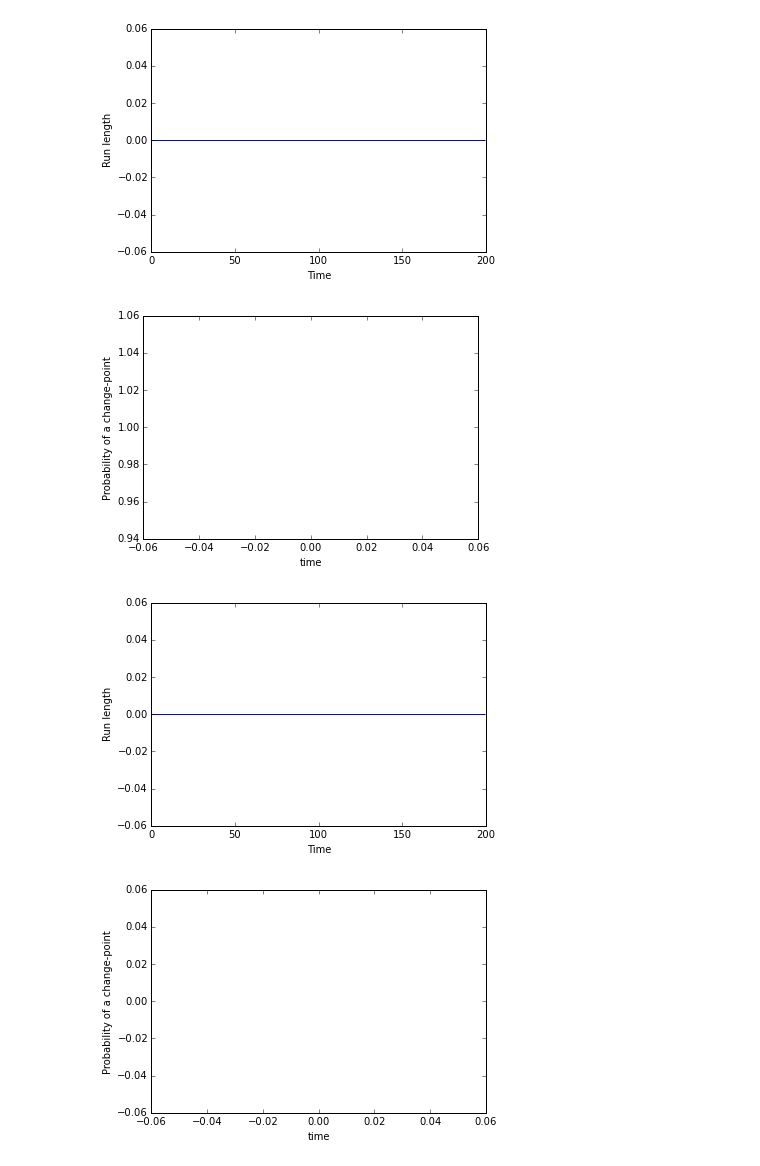
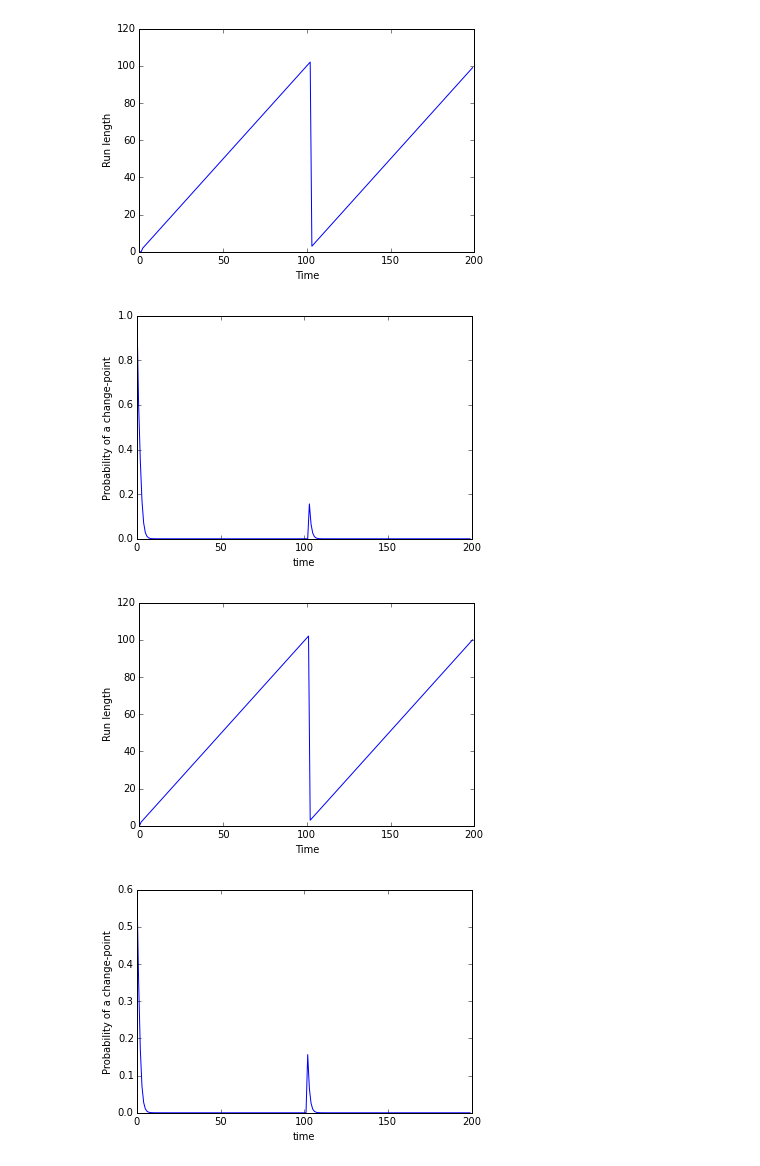
Before and after one commit to concord/ml, a Jupyter notebook: notebooks/Bayesian Changepoint Detection.ipynb, the cells around one changed output. Saved outputs shown, nothing was run; the diff lists cells and outputs as text; code cells hidden in the pictures.

```diff
--- a/notebooks/Bayesian Changepoint Detection.ipynb
+++ b/notebooks/Bayesian Changepoint Detection.ipynb
@@ -53,11 +53,11 @@ class Gaussian(object):
     """
 
     def __init__(self, kappa, mu, alpha, beta):
-        self.kappa = kappa # Certainty about mean
-        self.mu = mu # Estimation of Mean
-        # Estimation of Variance
-        self.alpha = alpha # Paramater for Gamma Distribution
-        self.beta = beta # Sum of Squares
+
+        self.kappa0 = self.kappa = np.array([kappa])  # Certainty
+        self.mu0 = self.mu = np.array([mu])  # Mean
+        self.alpha0 = self.alpha = np.array([alpha])  # Gamma
+        self.beta0 = self.beta = np.array([beta])  # Sum of Squares
 
     def pdf(self, data):
         return stats.norm.pdf(x=data,
@@ -65,11 +65,13 @@ class Gaussian(object):
                               scale=np.sqrt(self.beta / self.kappa))
 
     def update(self, data):
-        kappa_update = self.kappa + 1. # Update Confidence
-        mu_update = (self.kappa * self.mu + data) / (self.kappa + 1) # Update Mean
-        alpha_update = self.alpha + .5 # Update Variance
-        beta_update = self.beta + (self.kappa * (data - self.mu)**2)
-            / (2. * (self.kappa + 1.))
+        kappa_update = np.concatenate((self.kappa0, self.kappa + 1.))
+        mu_update = np.concatenate((self.mu0, (self.kappa *
+                                   self.mu + data) / (self.kappa + 1)))
+        alpha_update = np.concatenate((self.alpha0, self.alpha + 0.5))
+        beta_update = np.concatenate((self.beta0, self.beta + (self.kappa
+                                     * (data - self.mu)**2) /
+                                    (2. * (self.kappa + 1.))))
 
         self.kappa = kappa_update
         self.mu = mu_update
@@ -105,28 +109,29 @@ class StudentT(object):
         self.alpha = alpha_update
         self.beta = beta_update
 # %%
-#Run Detection on Gaussian Distribution
+# Run Detection on Gaussian Distribution
 data = [0] * 100 + [1] * 100
 
 
 def hazard(t):
     # given run length, return Pr(run is over)
     p = 0.6
     return p * (1-p) ** t
-Pr = changepoint_detection(data, hazard, Gaussian(0.1, 0.1, 1, 0))
+
+Pr = changepoint_detection(data, hazard, Gaussian(0.1, 0.1, 0, 1))
 
 plt.plot([Pr[:, t].argmax() for t in range(len(data))])
 plt.xlabel("Time")
 plt.ylabel("Run length")
 plt.show()
 
 plt.plot([Pr[0, t] for t in range(len(data))])
 plt.xlabel("time")
 plt.ylabel("Probability of a change-point")
 plt.show()
 # %% [output]
-[figure, old version]
+[figure, new version]
-[figure, old version]
+[figure, new version]
 # %%
 data = [0] * 100 + [1] * 100
 
@@ -136,7 +141,7 @@ def hazard(t):
     p = 0.6
     return p * (1-p) ** t
 
-detector = BayesianChangepointDetection(hazard, Gaussian(0.1, 0.1, 1, 0))
+detector = BayesianChangepointDetection(hazard, Gaussian(0.1, 0.1, 0, 1))
 
 Pr = [detector.step(x) for x in data]
 
@@ -150,8 +155,8 @@ plt.xlabel("time")
 plt.ylabel("Probability of a change-point")
 plt.show()
 # %% [output]
-[figure, old version]
+[figure, new version]
-[figure, old version]
+[figure, new version]
 # %%
 data = [0] * 100 + [1] * 100
 
```
Also changed, not shown: parts of 3 cells of this notebook.
